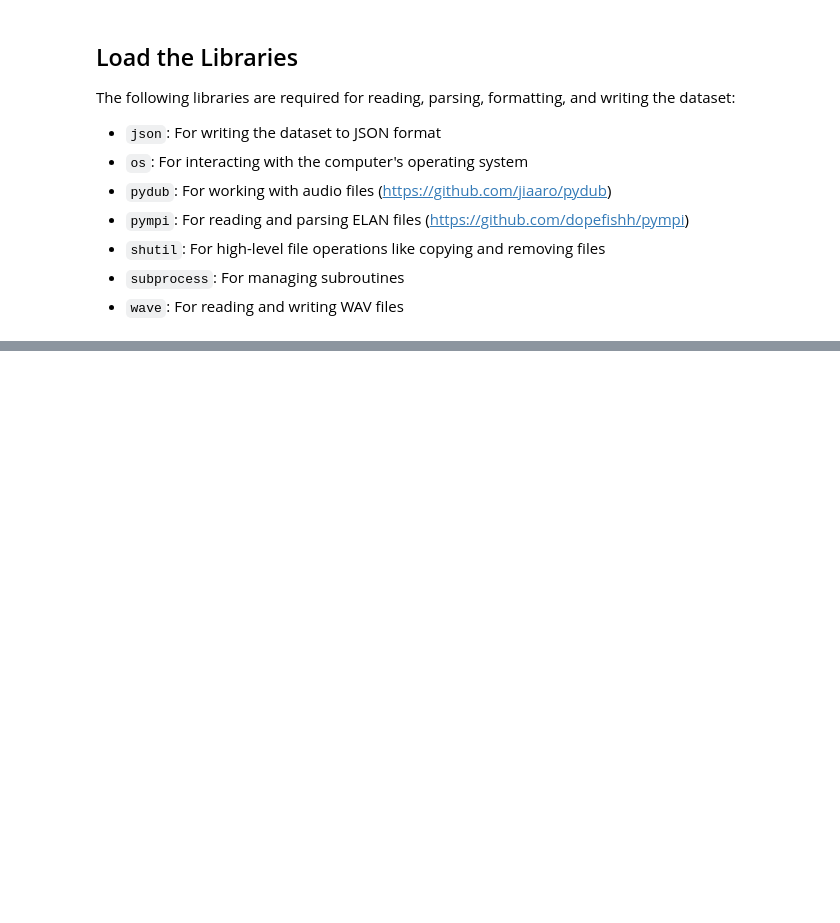
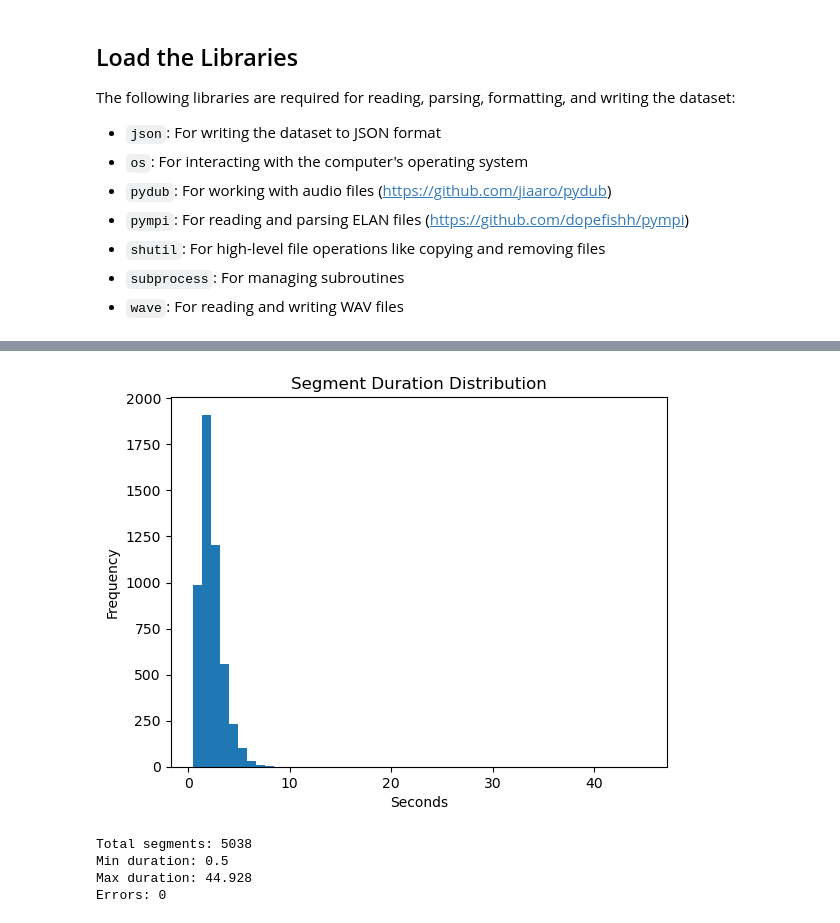
Before and after one commit to sjhuskey/enenlhet, a Jupyter notebook: python/prepare-dataset.ipynb, the cells around one changed output, grey strips where cells are left out. Drawn from its saved outputs; the diff is of its cells as text; code cells hidden in the pictures; blank space fills up the shorter version.

```diff
--- a/python/prepare-dataset.ipynb
+++ b/python/prepare-dataset.ipynb
@@ -61,0 +73,10 @@ torch.manual_seed(seed)
+# %%
+# Configuration
+data_dir = '/Users/sjhuskey/enenlhet-raw-data' # Original EAF and WAV files
+output_jsonl = '/Users/sjhuskey/enenlhet-raw-data/enenlhet-dataset.jsonl' # The JSONL file
+output_dir = "/Users/sjhuskey/enenlhet-dataset" # The final dataset
+log_dir = "../logs"
+
+# If directories do not exist, create them
+os.makedirs(output_dir, exist_ok=True)
+os.makedirs(log_dir, exist_ok=True)
@@ -122,9 +155,6 @@ print(f"📄 Saved dataset to {output_jsonl}")
 # %%
-# Path to your new JSONL dataset
-jsonl_path = "../new-data/whisper_finetune_dataset.jsonl"
-
 # Load the dataset (entire dataset as a single split)
-dataset = load_dataset("json", data_files=jsonl_path, split="train")
+dataset = load_dataset("json", data_files=output_jsonl, split="train")
 
 # Split into train/validation/test (80/10/10)
 split_dataset = dataset.train_test_split(test_size=0.2, seed=seed)
@@ -142,0 +221,35 @@ print(whisper_dataset["train"][0])
+# %%
+durations = []
+errors = []
+
+for item in whisper_dataset["train"]:
+    wav_path = item["audio"]
+    start = item["start"]
+    end = item["end"]
+
+    result = get_segment_duration(wav_path, start, end)
+
+    if result is None or isinstance(result, tuple) and result[0] is None:
+        errors.append((wav_path, start, end, result))
+    else:
+        durations.append(result[0])  # just the duration
+# %%
+import matplotlib.pyplot as plt
+
+plt.hist(durations, bins=50)
+plt.title("Segment Duration Distribution")
+plt.xlabel("Seconds")
+plt.ylabel("Frequency")
+plt.show()
+
+
+print("Total segments:", len(durations))
+print("Min duration:", min(durations))
+print("Max duration:", max(durations))
+print("Errors:", len(errors))
+# %% [output]
+[figure, added]
+Total segments: 5038
+Min duration: 0.5
+Max duration: 44.928
+Errors: 0
```
Also changed, not shown: parts of 42 cells of this notebook, 9 other files.
